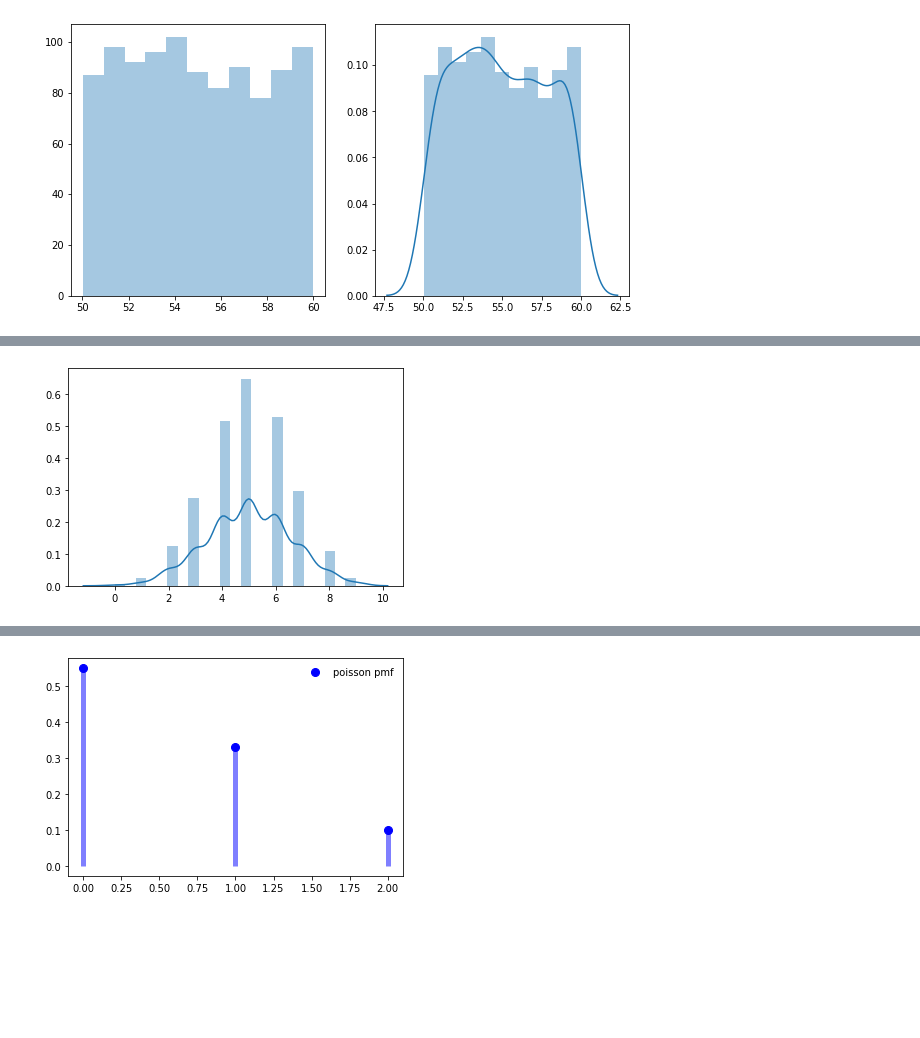
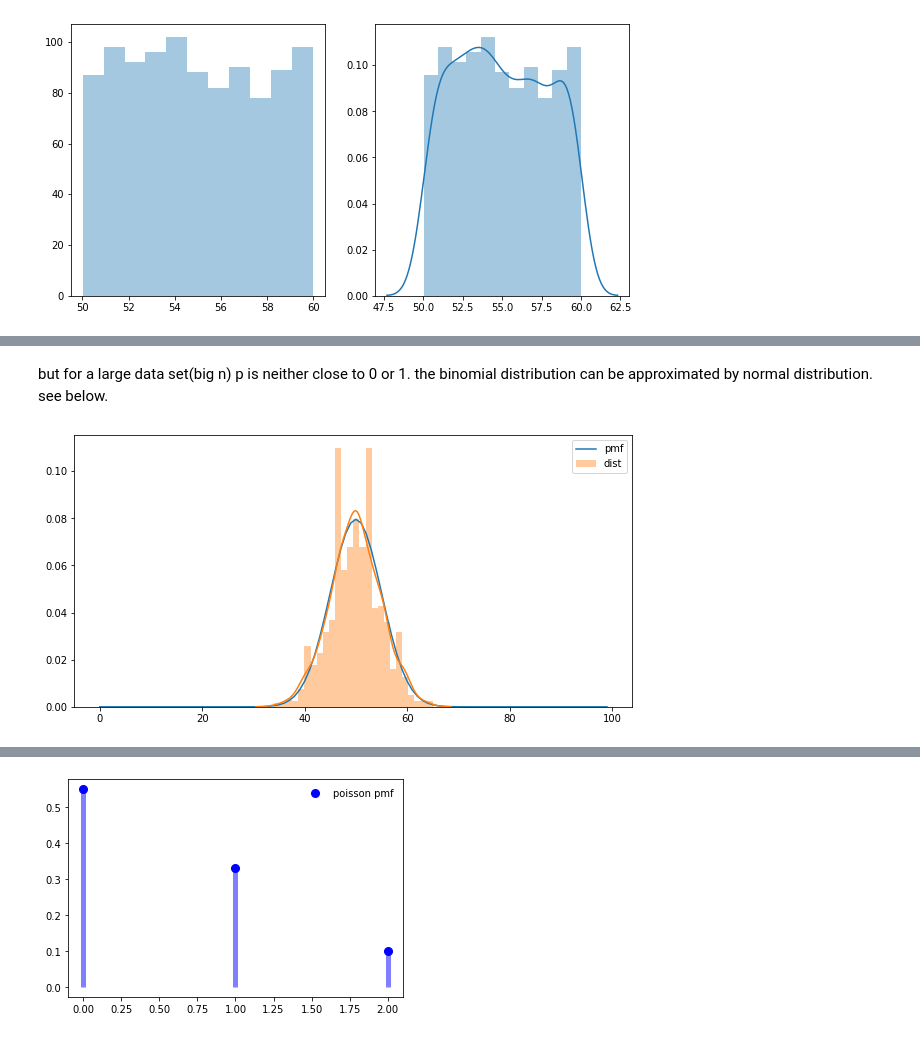
Before and after one commit to NishantBaheti/MachineLearningExploration, a Jupyter notebook: PracticalStatistics/Distributions.ipynb, the cells around one changed output, grey strips where cells are left out. Cells and saved outputs as stored; diff of their text form; code cells hidden in the pictures; blank space fills up the shorter version.

```diff
--- a/PracticalStatistics/Distributions.ipynb
+++ b/PracticalStatistics/Distributions.ipynb
@@ -693,5 +709,13 @@ plt.show()
-# %%
-sns.distplot(binom_dist.rvs(1000,random_state=1))
-plt.show()
-# %% [output]
-[figure, removed]
+# %% [markdown]
+but for a large data set(big n) p is neither close to 0 or 1. the binomial distribution can be approximated by normal distribution. see below.
+# %%
+n,p = 100, 0.5 # number of trials 10 and 0.2 success rate(single success)
+binom_dist = binom(n=n, p =p)
+data = range(n)
+fig,ax = plt.subplots(1,1,figsize=(10,5))
+ax.plot(binom_dist.pmf(data), label='pmf')
+sns.distplot(binom_dist.rvs(1000,random_state=1), label="dist")
+plt.legend()
+plt.show()
+# %% [output]
+[figure, added]
```
Also changed, not shown: parts of 12 cells of this notebook.
